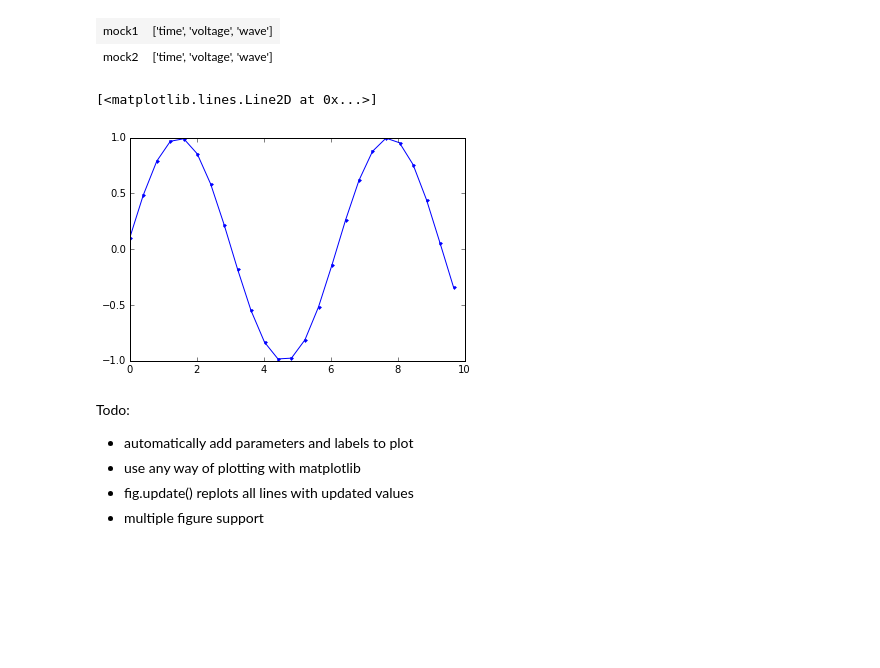
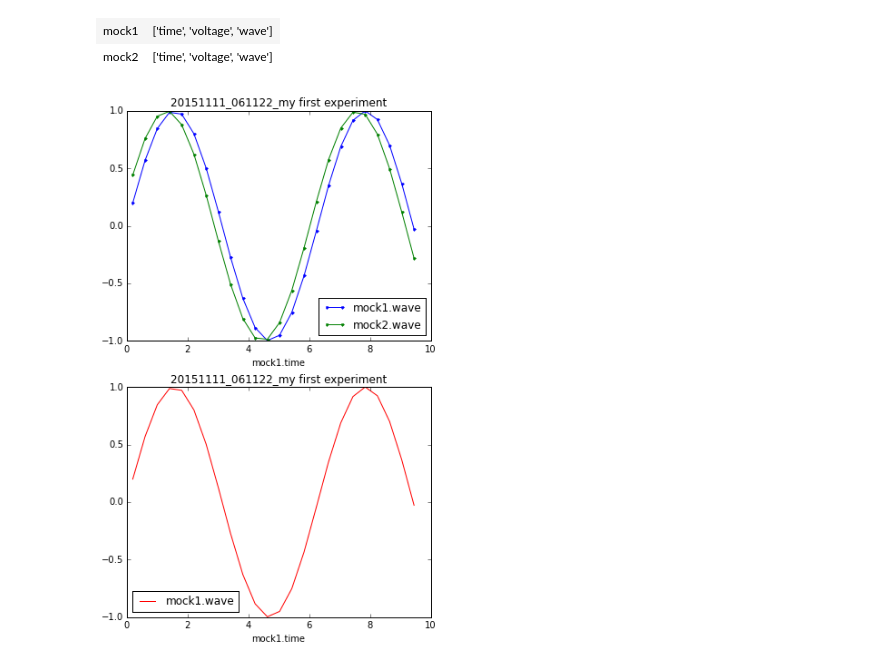
Before and after one commit to guenp/squidpy, a Jupyter notebook: examples/Experiment.ipynb, the cells around one changed output. Drawn from its saved outputs; the diff is of its cells as text; code cells hidden in the pictures; blank space fills up the shorter version.

Commit message:
live plotting

```diff
--- a/examples/Experiment.ipynb
+++ b/examples/Experiment.ipynb
@@ -15,3 +29,13 @@ Instrument list class. Show an overview of all instruments.
+# %%
+fig = pl.figure(figsize=(6,10))
+ax1 = pl.subplot(211)
+ax2 = pl.subplot(212)
+test.data.plot('mock1.time',['mock1.wave','mock2.wave'],style='.-', ax=ax1)
+test.data.plot('mock1.time',['mock1.wave'],style='r-', ax=ax2)
+while test.running:
+    test.data.update_plot()
+# %% [output]
+[figure, added]
 # %%
 title = 'my first experiment'
 test = squidpy.Experiment(title, instruments.all())
@@ -31,11 +48,0 @@ test.run()
-# %%
-pl.plot(test.data['mock1.time'], test.data['mock1.wave'], '.-')
-# %% [output]
-[<matplotlib.lines.Line2D at 0x...>]
-[figure, removed]
-# %% [markdown]
-Todo:
-- automatically add parameters and labels to plot
-- use any way of plotting with matplotlib
-- fig.update() replots all lines with updated values
-- multiple figure support
```
Also changed, not shown: parts of 5 cells of this notebook, 2 other files.
